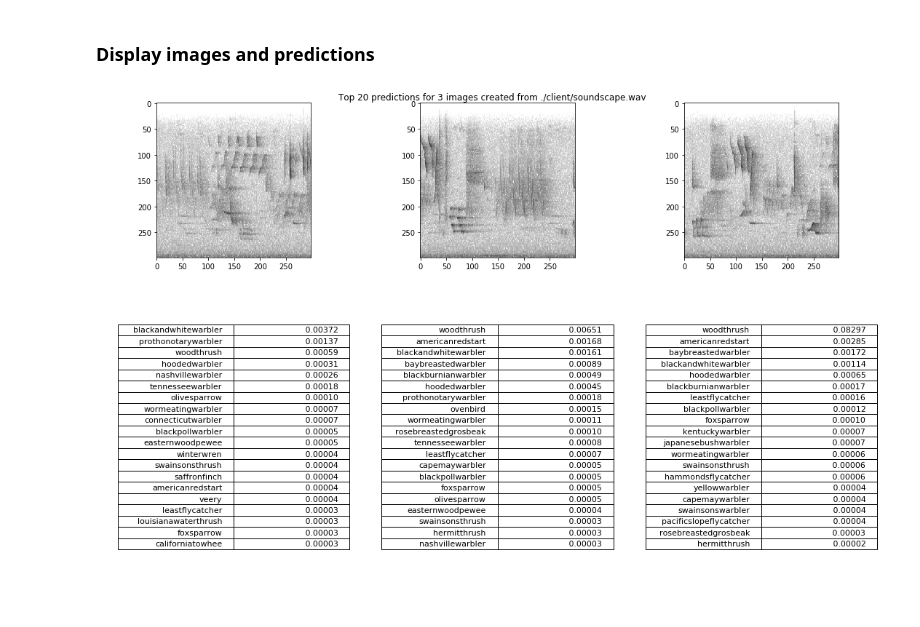
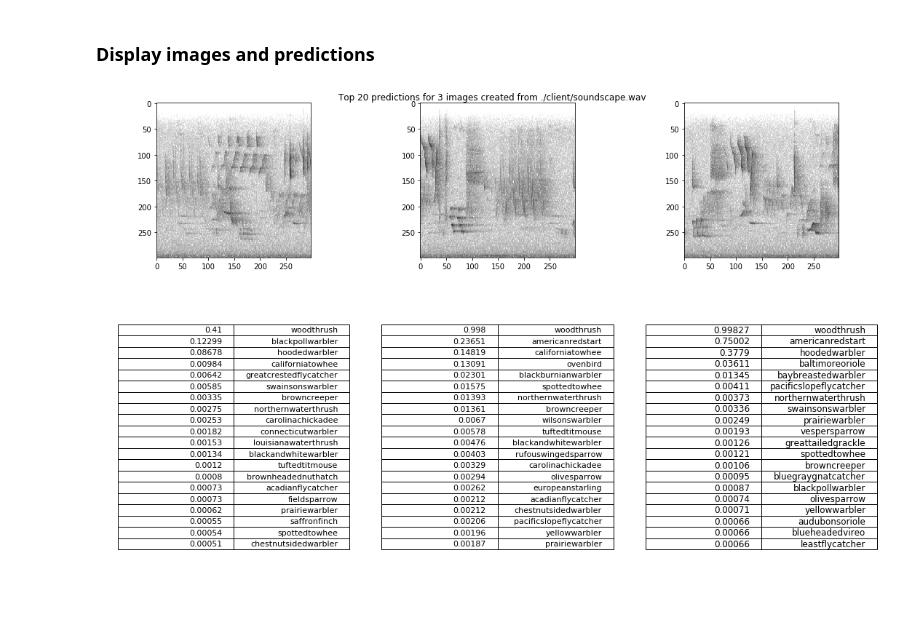
Before and after one commit to chiroptical/ai4e-example, a Jupyter notebook: Demo.ipynb, the cells around one changed output. Cells and saved outputs as stored; diff of their text form; code cells hidden in the pictures.

Commit message:
Finish Demo.ipynb, add back species conversion table

```diff
--- a/Demo.ipynb
+++ b/Demo.ipynb
@@ -17,11 +17,12 @@ Constants required are:
 import io
 import json
 import requests
+import pandas as pd
 
 %autosave 0
 
 API_URL = "http://localhost:8081/v1/birds"
-WAV_URL = "./client/soundscape.wav" #also try: './client/cardinalis-cardinalis.wav'
+WAV_FILE = "./client/soundscape.wav"  # also try: './client/cardinalis-cardinalis.wav'
 NUM_PREDICTIONS = 20
 # %% [output]
 Autosave disabled
@@ -133,15 +149,15 @@ def get_spect(data):
 # %%
-audio_bytes = get_audio()
+audio_bytes = get_audio(WAV_FILE)
 # %% [markdown]
 ### Retrieve and run prediction on audio
 # %%
 # Get predictions
-result_dict = predict(audio_bytes)
+result_dict = predict(audio_bytes, endpoint="passerines")  # Also try non_passerines
 
-if 'error' in result_dict.keys():
-    print(result_dict['error'])
+if "error" in result_dict.keys():
+    print(result_dict["error"])
 else:
-    predictions = result_dict['predictions']
+    predictions = result_dict["predictions"]
 # %% [markdown]
 ### Get images of spectrograms to display
 # %%
@@ -161,56 +176,56 @@ import matplotlib.pyplot as plt
 import matplotlib.gridspec as gridspec
 # %%
 # Set up a figure to plot
-fig = plt.figure(constrained_layout = True, figsize = ((num_images*10)/2, (NUM_PREDICTIONS)/2))
+fig = plt.figure(
+    constrained_layout=True, figsize=((num_images * 10) / 2, (NUM_PREDICTIONS) / 2)
+)
 grid = fig.add_gridspec(
-    nrows = 2,
-    ncols = num_images,
-    figure = fig,
-    #wspace = 0.0,
-    #hspace = -1,
-    height_ratios = [1, NUM_PREDICTIONS/10]
+    nrows=2,
+    ncols=num_images,
+    figure=fig,
+    # wspace = 0.0,
+    # hspace = -1,
+    height_ratios=[1, NUM_PREDICTIONS / 10],
 )
 
 # Separate the image from the results subplots
 img_axs = []
 result_axs = []
 for col in range(num_images):
     img_axs.append(fig.add_subplot(grid[0, col]))
     result_axs.append(fig.add_subplot(grid[1, col]))
 
 
-plt.suptitle(f'Top {NUM_PREDICTIONS} predictions for {num_images} images created from {WAV_URL}')
+plt.suptitle(
+    f"Top {NUM_PREDICTIONS} predictions for {num_images} images created from {WAV_FILE}"
+)
 
 # Plot each image and result
 for img_idx, preds in enumerate(predictions):
-
-    ## Plot image
+    # Plot image
     image = images[img_idx]
     pil_img = Image.fromarray(((np.array(image))).astype(np.uint8))
     img_axs[img_idx].imshow(pil_img)
 
     # Plot predictions as a table
-    # Create blank dataframe
-    preds_df = pd.DataFrame(columns = ['scientific-name', 'common-name', 'prediction'])
-
-    # Split predictions list into scientific and prediction name columns
-    preds_df[['scientific-name', 'prediction']] = pd.DataFrame(preds)[0].str.split(':', expand=True)
+    preds_df = pd.DataFrame.from_dict(preds, orient="index", columns=["prediction"])
+    preds_df["scientific-name"] = preds_df.index.values
 
     # Sort values and subset to top 20
-    preds_df = preds_df.sort_values(by = 'prediction', ascending = False).iloc[:NUM_PREDICTIONS]
+    preds_df = preds_df.sort_values(by="prediction", ascending=False).iloc[
+        :NUM_PREDICTIONS
+    ]
 
     # Translate from scientific to common names
-    preds_df['common-name'] = preds_df['scientific-name'].apply(translate_names)
-    preds_df.index = range(1, len(preds_df)+1)
+    preds_df["common-name"] = preds_df["scientific-name"].apply(translate_names)
 
     table = result_axs[img_idx].table(
-        cellText=preds_df.drop('scientific-name', axis=1).values.tolist(),
-        loc='center',
+        cellText=preds_df.drop("scientific-name", axis=1).values.tolist(), loc="center"
     )
-    #the_table.auto_set_font_size(False)
+    # the_table.auto_set_font_size(False)
     table.set_fontsize(20)
     result_axs[img_idx].axis("off")
 
 plt.show()
 # %% [output]
-[figure, old version]
+[figure, new version]
```
Also changed, not shown: parts of 4 cells of this notebook, 1 other file.
